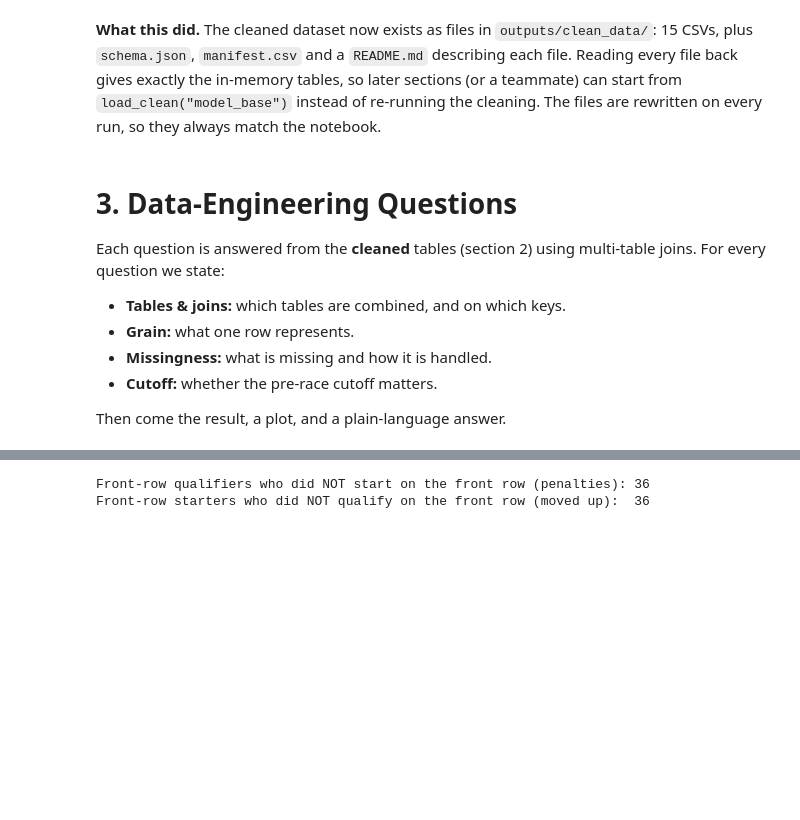
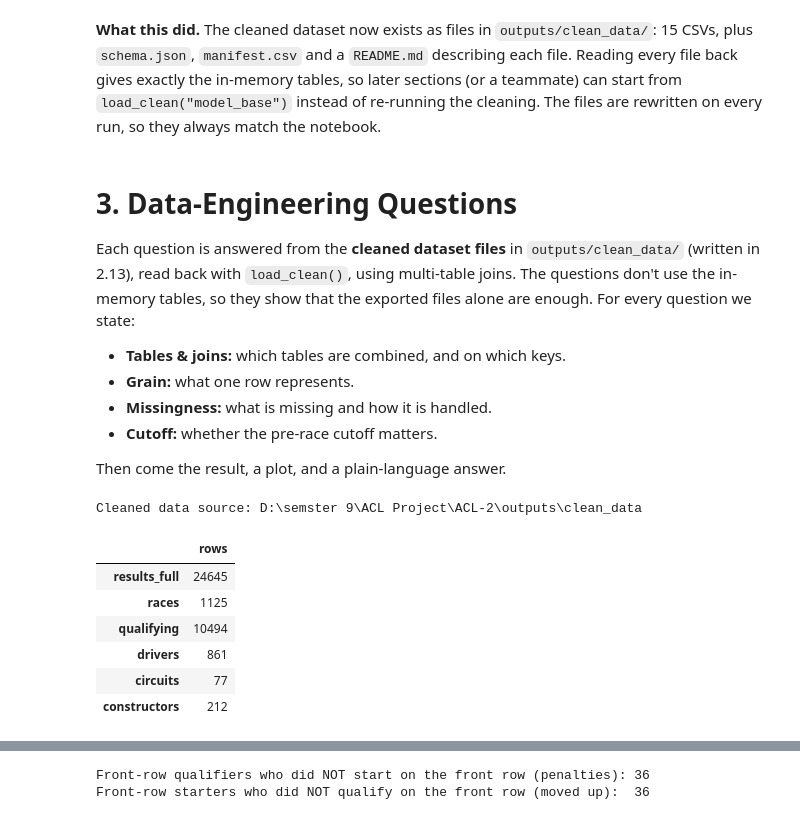
Before and after one commit to Farah-Essam/ACL-2, a Jupyter notebook: f1_podium_prediction.ipynb, the cells around one changed output, grey strips where cells are left out. Saved outputs shown, nothing was run; the diff lists cells and outputs as text; code cells hidden in the pictures; blank space fills up the shorter version.

```diff
--- a/f1_podium_prediction.ipynb
+++ b/f1_podium_prediction.ipynb
@@ -2443,7 +2443,7 @@ README.md written: 42 lines
 # %% [markdown]
 # 3. Data-Engineering Questions
 
-Each question is answered from the **cleaned** tables (section 2) using multi-table joins. For every question we state:
+Each question is answered from the **cleaned dataset files** in `outputs/clean_data/` (written in 2.13), read back with `load_clean()`, using multi-table joins. The questions don't use the in-memory tables, so they show that the exported files alone are enough. For every question we state:
 - **Tables & joins:** which tables are combined, and on which keys.
 - **Grain:** what one row represents.
 - **Missingness:** what is missing and how it is handled.
@@ -2451,9 +2451,45 @@ Each question is answered from the **cleaned** tables (section 2) using multi-ta
 
 Then come the result, a plot, and a plain-language answer.
 # %%
-circuits_c = CLEAN["circuits"][["circuitId", "name", "country"]].rename(columns={"name": "circuit"})
-constructors_c = CLEAN["constructors"][["constructorId", "name"]].rename(columns={"name": "constructor"})
-quali_pos = CLEAN["qualifying"][["raceId", "driverId", "position"]].rename(columns={"position": "quali_pos"})
+# Section 3 reads the cleaned dataset from its files (written in 2.13), not from the in-memory tables.
+CLEAN_DIR_CANDIDATES = [os.environ.get("F1_CLEAN"), str(CLEAN_DATA_DIR),
+                        *map(str, Path("/kaggle/input").glob("*/clean_data"))]
+QA_CLEAN_DIR = next(Path(c) for c in filter(None, CLEAN_DIR_CANDIDATES)
+                    if (Path(c) / "results_full.csv").exists())
+print("Cleaned data source:", QA_CLEAN_DIR.resolve())
+
+results_full_c = load_clean("results_full", QA_CLEAN_DIR)
+races_c = load_clean("races", QA_CLEAN_DIR)
+qualifying_c = load_clean("qualifying", QA_CLEAN_DIR)
+drivers_c = load_clean("drivers", QA_CLEAN_DIR)
+circuits_c = load_clean("circuits", QA_CLEAN_DIR)[["circuitId", "name", "country"]].rename(columns={"name": "circuit"})
+constructors_c = (load_clean("constructors", QA_CLEAN_DIR)[["constructorId", "name"]]
+                  .rename(columns={"name": "constructor"}))
+race_info_c = races_c[["raceId", "year", "round", "date", "circuitId", "name"]].rename(columns={"name": "race_name"})
+quali_pos = qualifying_c[["raceId", "driverId", "position"]].rename(columns={"position": "quali_pos"})
+
+# Checks on what we loaded: keys unique and non-null, and every foreign key found.
+for name, df, key in [("results_full", results_full_c, ["raceId", "driverId"]), ("races", races_c, ["raceId"]),
+                      ("qualifying", qualifying_c, ["raceId", "driverId"]), ("drivers", drivers_c, ["driverId"]),
+                      ("circuits", circuits_c, ["circuitId"]), ("constructors", constructors_c, ["constructorId"])]:
+    assert df[key].notna().all().all() and not df.duplicated(key).any(), name
+for col, parent in [("circuitId", circuits_c), ("driverId", drivers_c), ("constructorId", constructors_c)]:
+    assert results_full_c[col].isin(parent[col]).all(), col
+assert results_full_c["raceId"].isin(races_c["raceId"]).all()
+assert results_full_c["status_category"].notna().all()
+
+display(pd.DataFrame({"rows": [len(results_full_c), len(races_c), len(qualifying_c), len(drivers_c),
+                               len(circuits_c), len(constructors_c)]},
+                     index=["results_full", "races", "qualifying", "drivers", "circuits", "constructors"]))
+# %% [output]
+Cleaned data source: D:\semster 9\ACL Project\ACL-2\outputs\clean_data
+|  | rows |
+| results_full | 24645 |
+| races | 1125 |
+| qualifying | 10494 |
+| drivers | 861 |
+| circuits | 77 |
+| constructors | 212 |
 # %% [markdown]
 ## 3.1 Q1: Which circuits convert a front-row start into a podium most often, and did that change in the hybrid era (2014+)?
 
```
Also changed, not shown: parts of 8 cells of this notebook.
